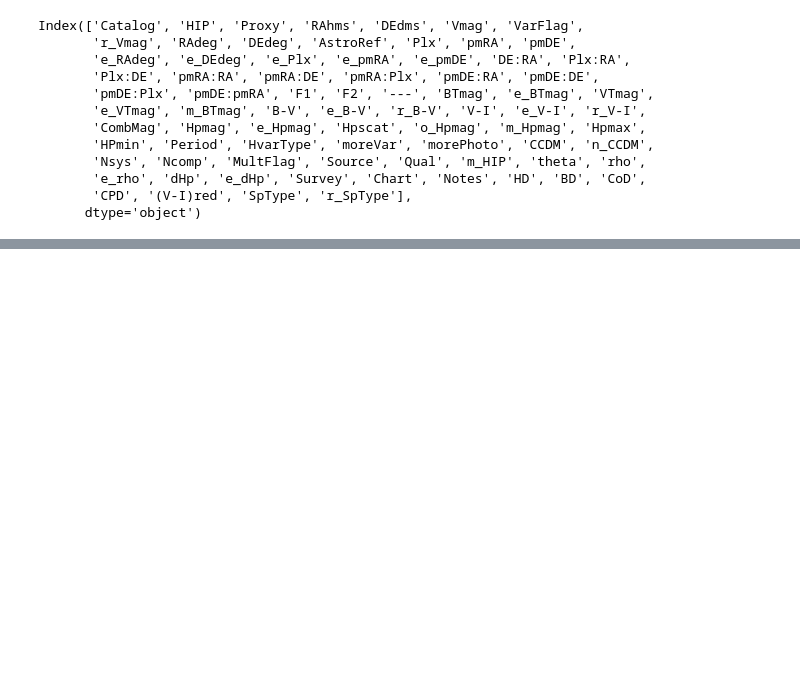
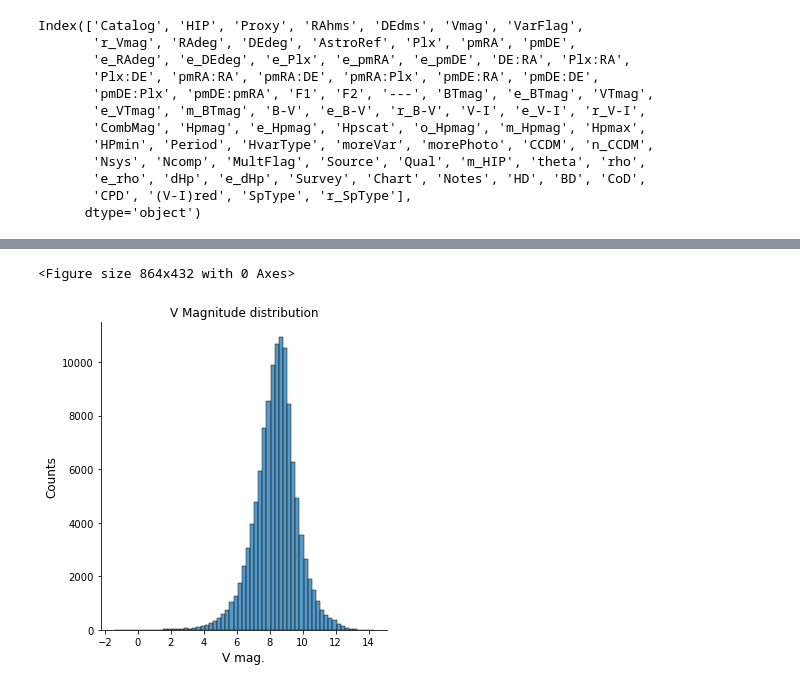
Before and after one commit to mdadighat/DataScience, a Jupyter notebook: HipparcosExploration.ipynb, the cells around one changed output, grey strips where cells are left out. Cells and saved outputs as stored; diff of their text form; code cells hidden in the pictures; blank space fills up the shorter version.

```diff
--- a/HipparcosExploration.ipynb
+++ b/HipparcosExploration.ipynb
@@ -405,0 +72,10 @@ The source of the spectral type. The flag indicates the source as follows:
+# %%
+plt.figure(figsize=(12,6))
+sns.displot(df["Vmag"], binwidth=.25)
+plt.title('V Magnitude distribution')
+plt.ylabel('Counts', fontsize=12)
+plt.xlabel('V mag.', fontsize=12)
+plt.show()
+# %% [output]
+<Figure size 864x432 with 0 Axes>
+[figure, added]
```
Also changed, not shown: parts of 29 cells of this notebook, 1 other file.
